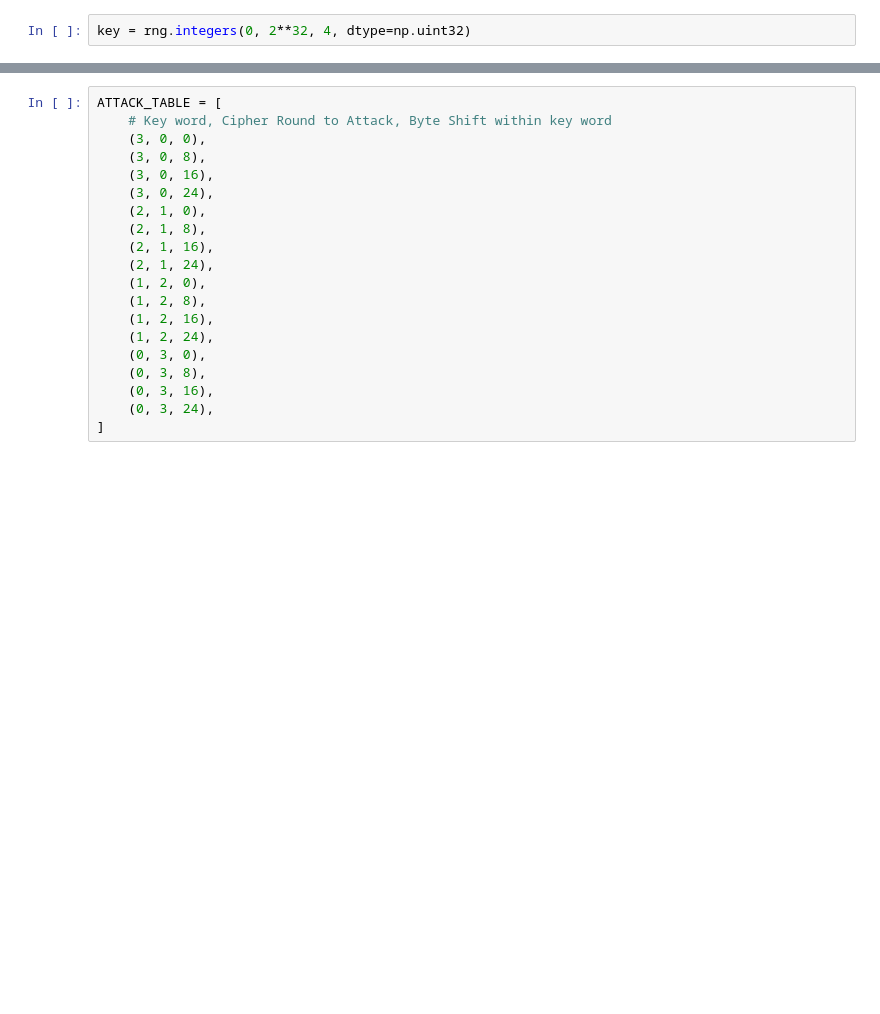
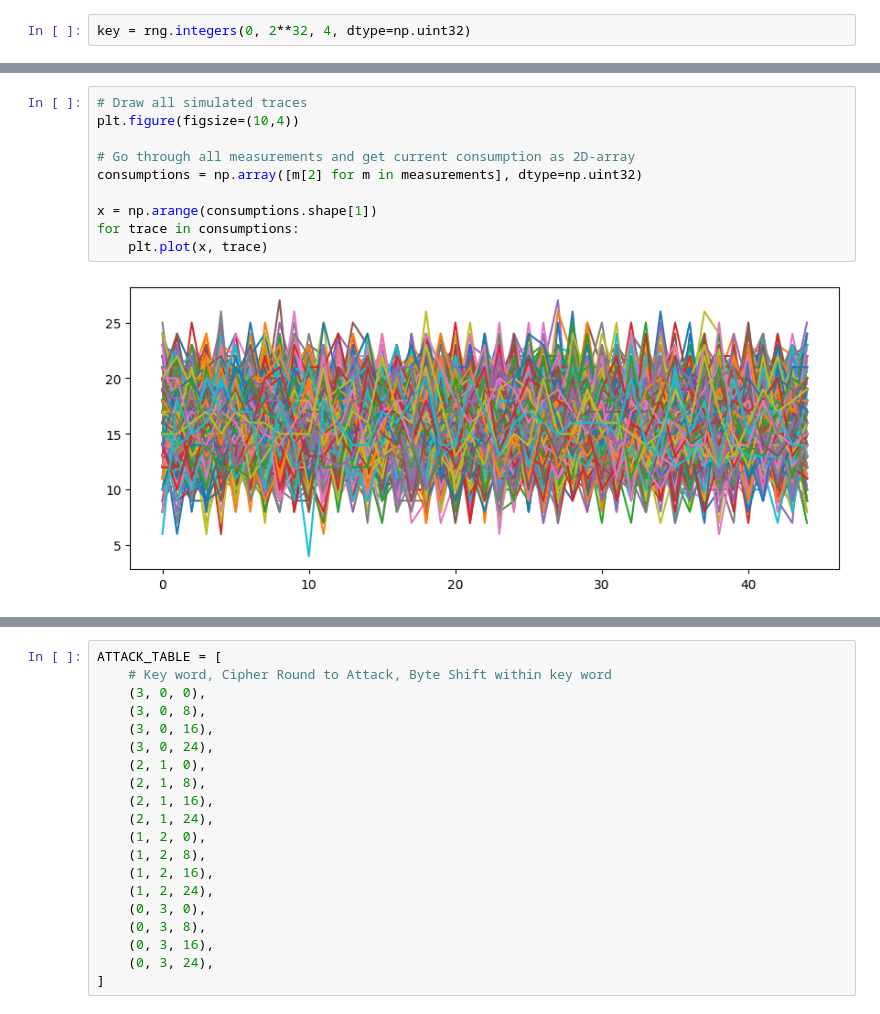
Before and after one commit to Makowe/impl-attck, a Jupyter notebook: simon/simon_64_128_simulation.ipynb, the cells around one changed output, grey strips where cells are left out. Drawn from its saved outputs; the diff is of its cells as text; blank space fills up the shorter version.

```diff
--- a/simon/simon_64_128_simulation.ipynb
+++ b/simon/simon_64_128_simulation.ipynb
@@ -81,3 +107,15 @@ plt.show()
+# %%
+# Draw all simulated traces
+plt.figure(figsize=(10,4))
+
+# Go through all measurements and get current consumption as 2D-array
+consumptions = np.array([m[2] for m in measurements], dtype=np.uint32)
+
+x = np.arange(consumptions.shape[1])
+for trace in consumptions:
+    plt.plot(x, trace)
+# %% [output]
+[figure, added]
 # %%
 plaintext1 = np.array([0,0], dtype=np.uint32)
 _, log1 = simon_64_128.encrypt_block(plaintext1, key)
```
Also changed, not shown: parts of 11 cells of this notebook, 3 other files.
